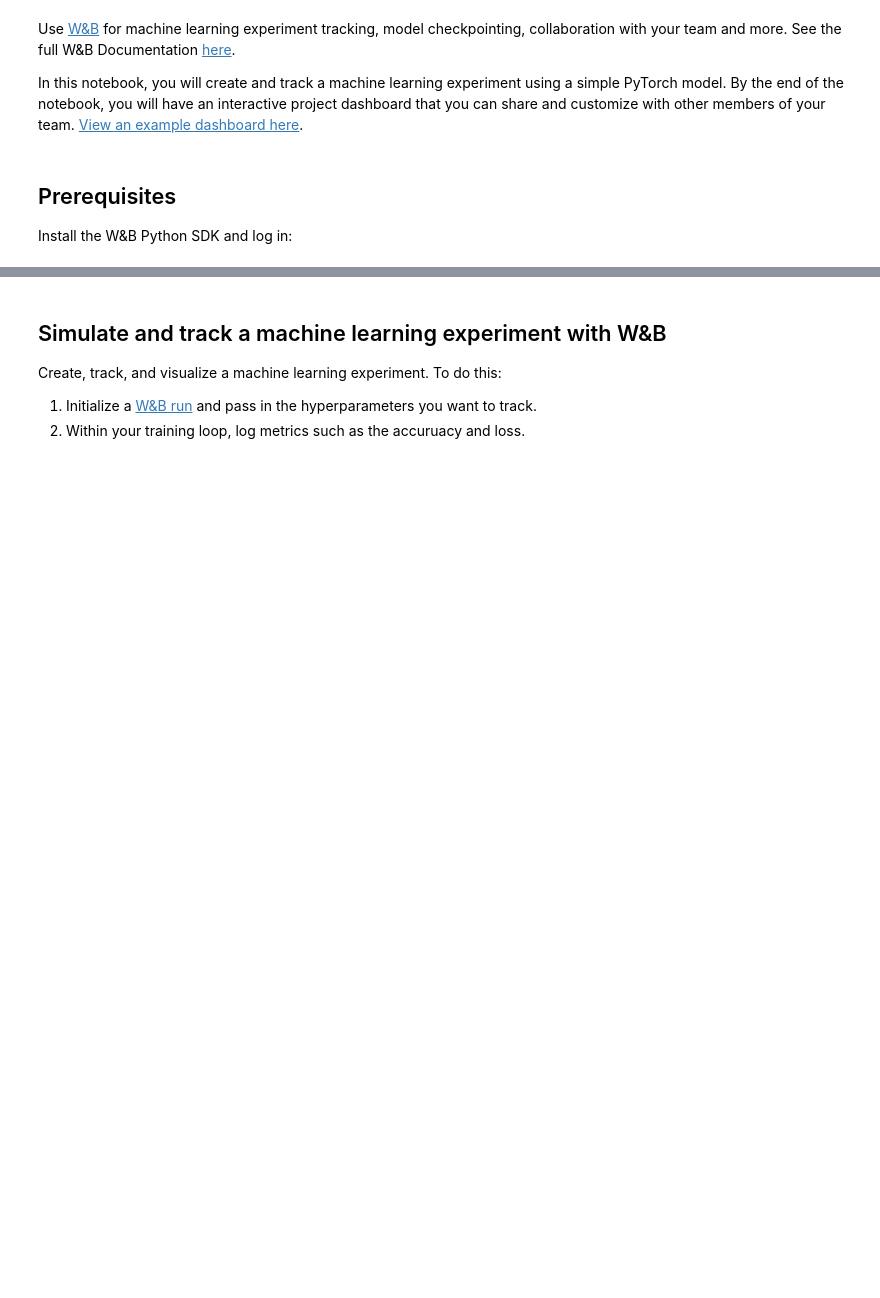
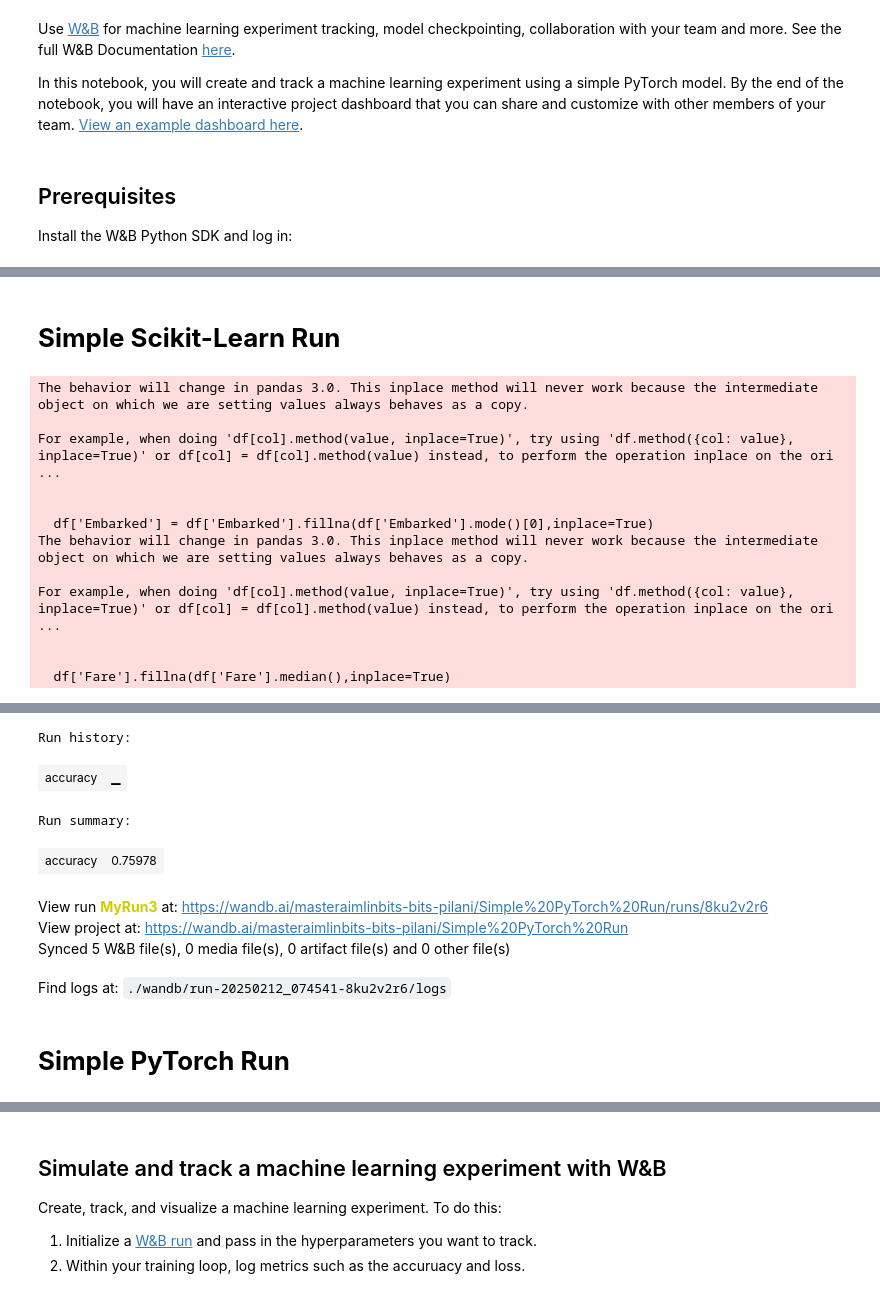
Before and after one commit to aimlsonika/MLOpsAssignment1_GRP19, a Jupyter notebook: colabs/intro/Intro_to_Weights_&_Biases.ipynb, the cells around one changed output, grey strips where cells are left out. Drawn from its saved outputs; the diff is of its cells as text; code cells hidden in the pictures; blank space fills up the shorter version.

```diff
--- a/colabs/intro/Intro_to_Weights_&_Biases.ipynb
+++ b/colabs/intro/Intro_to_Weights_&_Biases.ipynb
@@ -123,0 +135,44 @@ wandb.login()
+# %% [markdown]
+# **Simple Scikit-Learn Run**
+# %%
+# Define hyperparameters
+n_estimators = 20
+max_depth = 2
+
+# Create a new run in a project
+run = wandb.init(
+    project="Simple Scikit-Learn Run",
+    notes="commit message for the run",
+    config={
+        "n_estimators": n_estimators,
+        "max_depth": max_depth
+    }
+)
+
+# Get Data
+X, y = load_titanic()
+X_train, X_test, y_train, y_test = train_test_split(X, y, test_size=0.2,
+                                                    random_state=42)
+
+# Define Random Forest Classifier
+clf = RandomForestClassifier(n_estimators=n_estimators, max_depth=max_depth)
+clf.fit(X_train, y_train)
+
+# Log metrics
+wandb.log({"accuracy": clf.score(X_test, y_test)})
+
+# Finish the run
+wandb.finish()
+# %% [output]
+The behavior will change in pandas 3.0. This inplace method will never work because the intermediate object on which we are setting values always behaves as a copy.
+
+For example, when doing 'df[col].method(value, inplace=True)', try using 'df.method({col: value}, inplace=True)' or df[col] = df[col].method(value) instead, to perform the operation inplace on the ori ...
+
+
+  df['Embarked'] = df['Embarked'].fillna(df['Embarked'].mode()[0],inplace=True)
+The behavior will change in pandas 3.0. This inplace method will never work because the intermediate object on which we are setting values always behaves as a copy.
+
+For example, when doing 'df[col].method(value, inplace=True)', try using 'df.method({col: value}, inplace=True)' or df[col] = df[col].method(value) instead, to perform the operation inplace on the ori ...
+
+
+  df['Fare'].fillna(df['Fare'].median(),inplace=True)
@@ -123,0 +180,10 @@ wandb.login()
+Run history:
+| accuracy | ▁ |
+Run summary:
+| accuracy | 0.75978 |
+View run MyRun3 at: https://wandb.ai/masteraimlinbits-bits-pilani/Simple%20PyTorch%20Run/runs/8ku2v2r6
+View project at: https://wandb.ai/masteraimlinbits-bits-pilani/Simple%20PyTorch%20Run
+Synced 5 W&B file(s), 0 media file(s), 0 artifact file(s) and 0 other file(s)
+Find logs at: ./wandb/run-20250212_074541-8ku2v2r6/logs
+# %% [markdown]
+# **Simple PyTorch Run**
```
Also changed, not shown: parts of 3 cells of this notebook.
